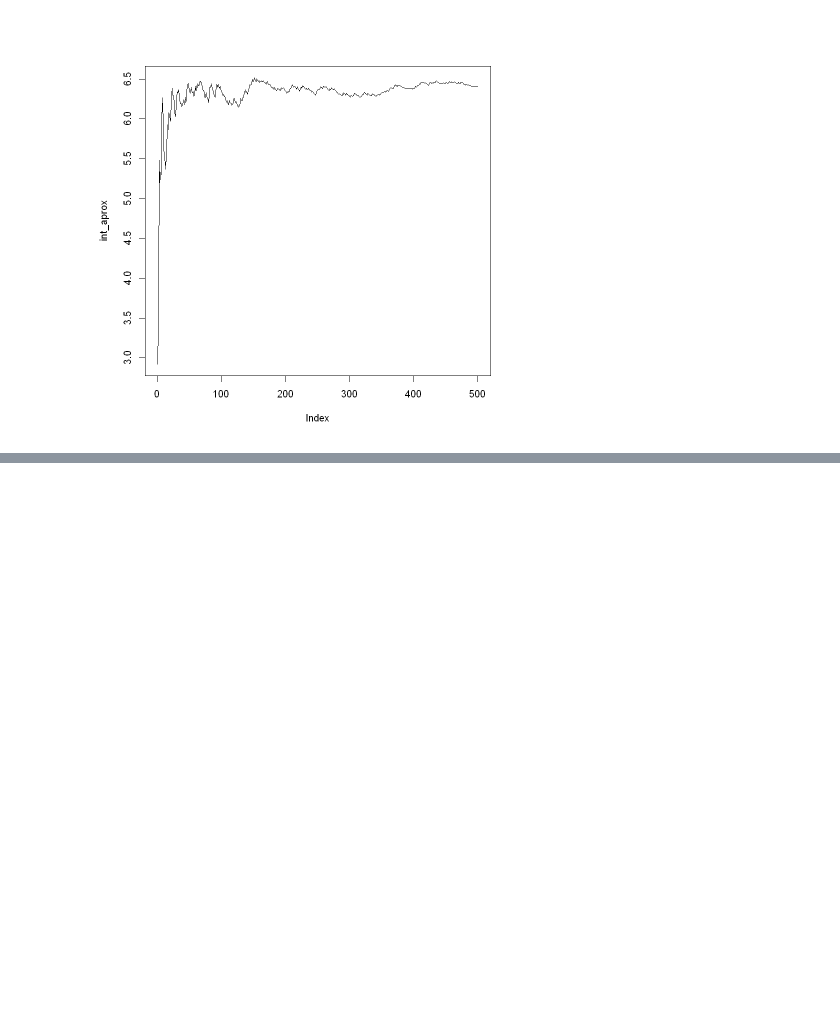
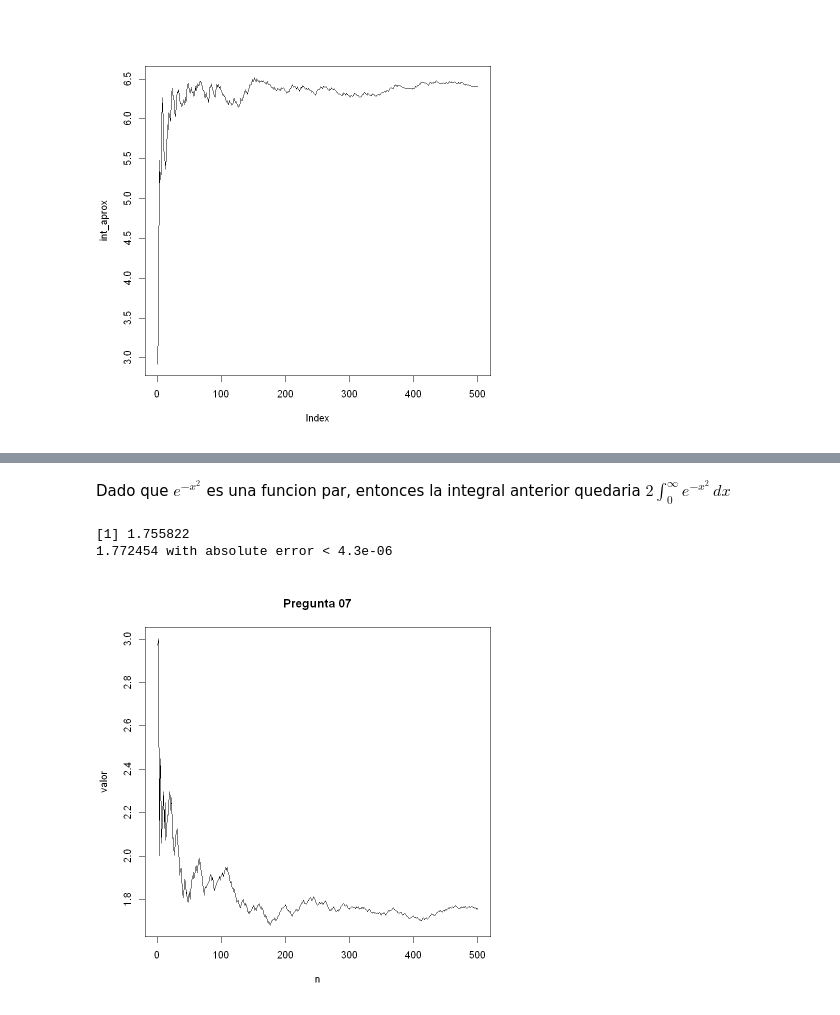
Before and after one commit to mmejiap/Simulaci-n, a Jupyter notebook: capitulo03/Solucionario.ipynb, the cells around one changed output, grey strips where cells are left out. Cells and saved outputs as stored; diff of their text form; code cells hidden in the pictures; blank space fills up the shorter version.

```diff
--- a/capitulo03/Solucionario.ipynb
+++ b/capitulo03/Solucionario.ipynb
@@ -70,0 +172,24 @@ print(integrate(f,0,1))
+# %% [markdown]
+Dado que $e^{-x^2}$ es una funcion par, entonces la integral anterior quedaria $2 \int_{0}^{\infty} \! e^{-x^2} \, dx$
+# %%
+rm(list = ls())
+
+k<-500
+n<-1:k
+
+u=runif(k,0,1)
+
+f <- function(x) exp(-x^2)
+
+int_aprox <- cumsum( 2*f(1/u-1)/(u^2) )/n
+
+#valor aproximado
+print(int_aprox[length(u)])
+plot(int_aprox,type = 'l',xlab = 'n',ylab = 'valor', main = 'Pregunta 07')
+
+#valor calculado
+print(integrate(f,-Inf,Inf))
+# %% [output]
+[1] 1.755822
+1.772454 with absolute error < 4.3e-06
+[figure, added]
```
Also changed, not shown: parts of 14 cells of this notebook.
